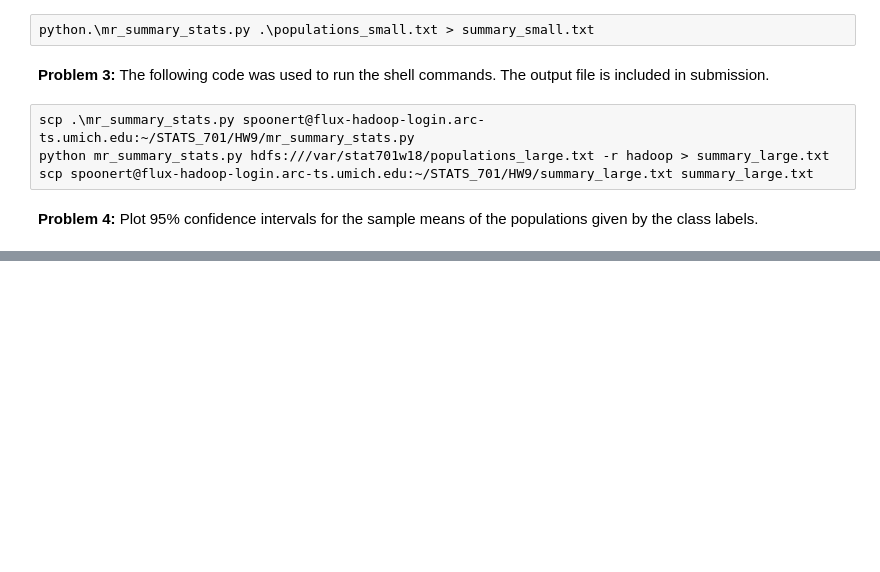
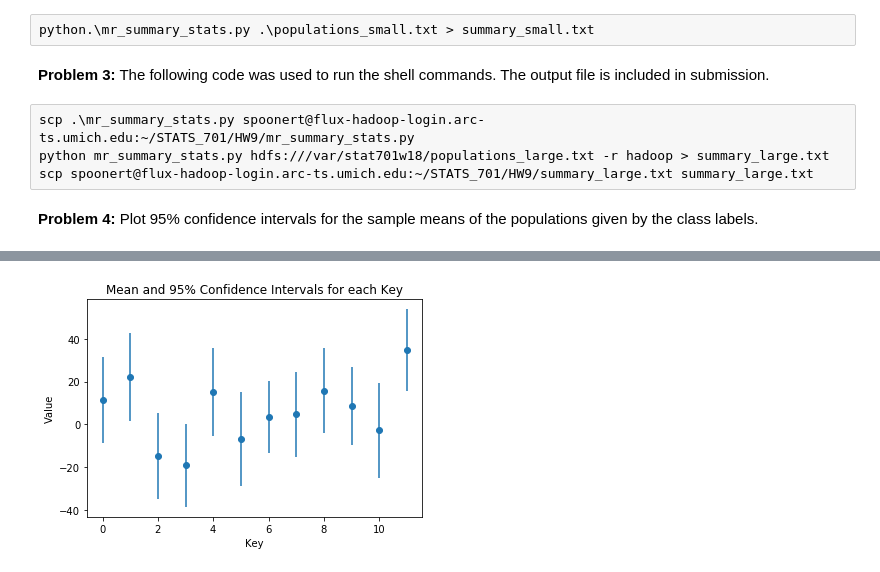
Before and after one commit to spoonertaylor/STATS_701, a Jupyter notebook: HW9 MapReduce, Hadoop and Spark/spoonert.hw9.ipynb, the cells around one changed output, grey strips where cells are left out. Drawn from its saved outputs; the diff is of its cells as text; code cells hidden in the pictures; blank space fills up the shorter version.

```diff
--- a/HW9 MapReduce, Hadoop and Spark/spoonert.hw9.ipynb
+++ b/HW9 MapReduce, Hadoop and Spark/spoonert.hw9.ipynb
@@ -84,0 +85,13 @@ scp spoonert@flux-hadoop-login.arc-ts.umich.edu:~/STATS_701/HW9/summary_large.tx
+# %%
+d = pd.read_table("summary_large.txt", header=None)
+d.rename(columns={0: "key", 1: 'list'}, inplace = True)
+# %%
+# Convert each row from a string to a list
+d['list2'] = [ast.literal_eval(x) for x in d['list']]
+# %%
+d[['n', 'mean', 'var']] = pd.DataFrame(d.list2.values.tolist(), index= d.index)
+# %%
+#del d['list']
+d['sd'] = np.sqrt(d['var']/d['n'])
+d['lower'] = d['mean'] - 1.96*d['sd']
+d['upper'] = d['mean'] + 1.96*d['sd']
@@ -84,0 +107,8 @@ scp spoonert@flux-hadoop-login.arc-ts.umich.edu:~/STATS_701/HW9/summary_large.tx
+# %%
+plt.errorbar(d['key'], d['mean'], xerr=0, yerr=1.96*d['sd'], fmt='o')
+plt.title('Mean and 95% Confidence Intervals for each Key')
+plt.ylabel('Value')
+plt.xlabel('Key')
+plt.show()
+# %% [output]
+[figure, added]
```
Also changed, not shown: parts of 25 cells of this notebook, 2 other files.
